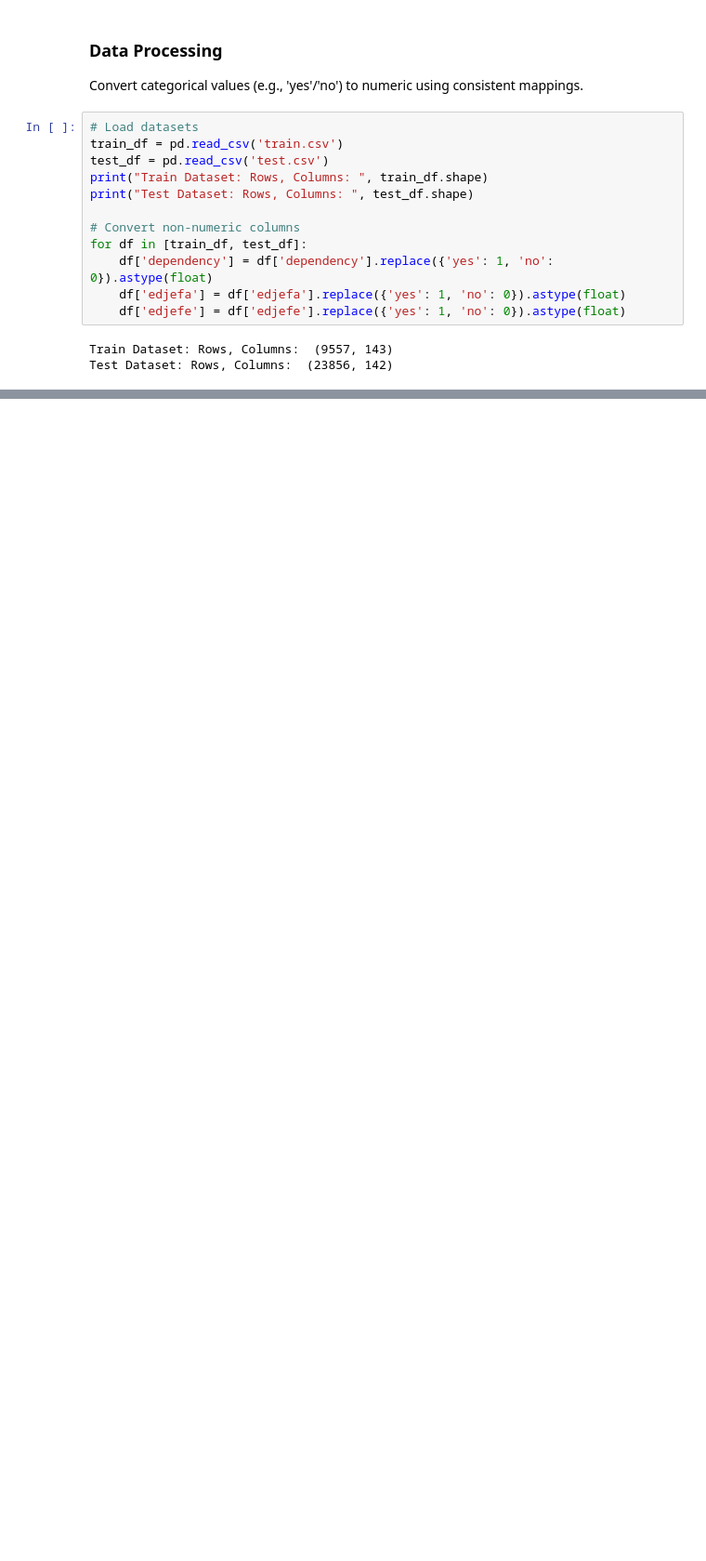
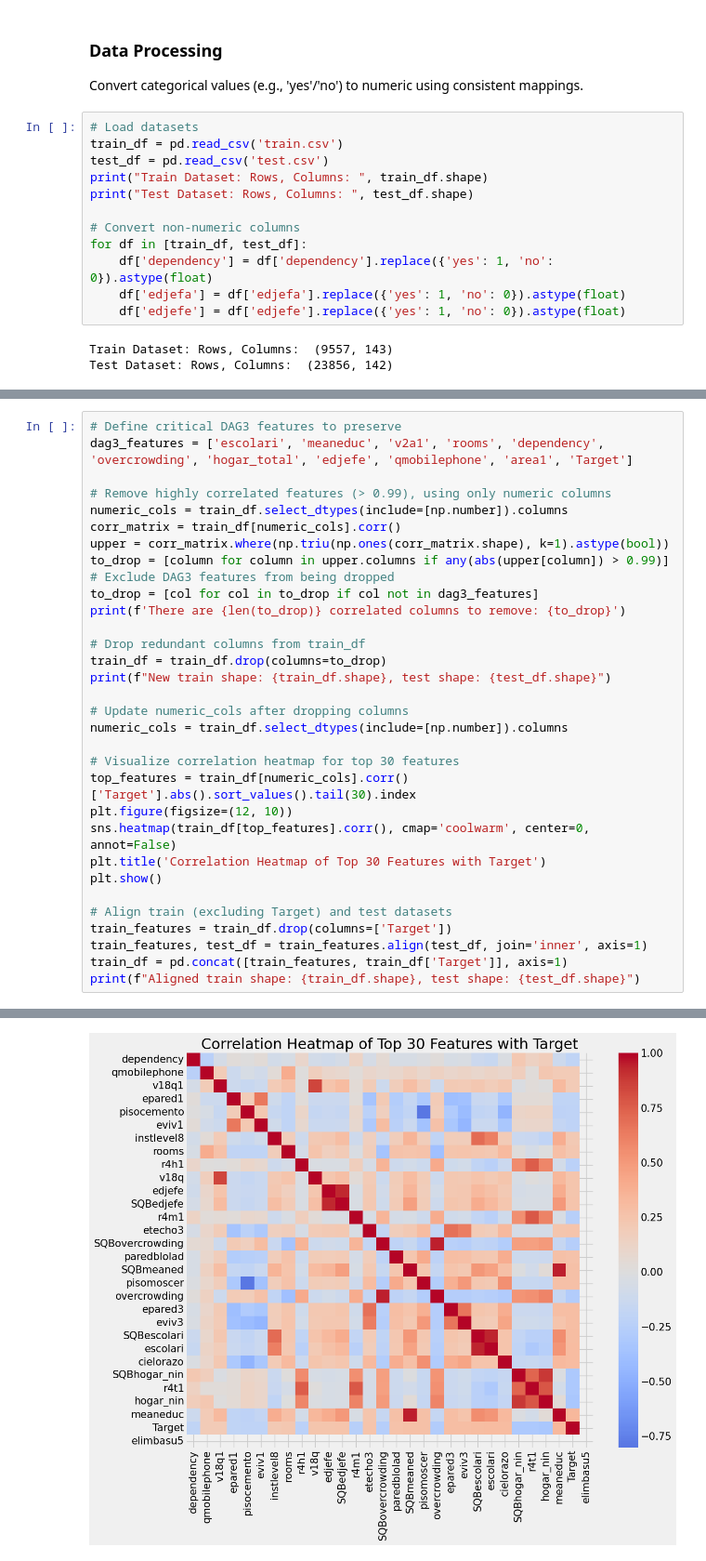
Before and after one commit to RuslanMamedov/Data-Analysis-with-Python, a Jupyter notebook: Poverty level prediction_ Beginer's kernel.ipynb, the cells around one changed output, grey strips where cells are left out. Shown at 93% size. Drawn from its saved outputs; the diff is of its cells as text; blank space fills up the shorter version.

```diff
--- a/Poverty level prediction_ Beginer's kernel.ipynb
+++ b/Poverty level prediction_ Beginer's kernel.ipynb
@@ -426,0 +325,33 @@ XGBoost excels with an accuracy of 0.915 and F1-score of 0.912. DAG models—DAG
+# %%
+# Define critical DAG3 features to preserve
+dag3_features = ['escolari', 'meaneduc', 'v2a1', 'rooms', 'dependency', 'overcrowding', 'hogar_total', 'edjefe', 'qmobilephone', 'area1', 'Target']
+
+# Remove highly correlated features (> 0.99), using only numeric columns
+numeric_cols = train_df.select_dtypes(include=[np.number]).columns
+corr_matrix = train_df[numeric_cols].corr()
+upper = corr_matrix.where(np.triu(np.ones(corr_matrix.shape), k=1).astype(bool))
+to_drop = [column for column in upper.columns if any(abs(upper[column]) > 0.99)]
+# Exclude DAG3 features from being dropped
+to_drop = [col for col in to_drop if col not in dag3_features]
+print(f'There are {len(to_drop)} correlated columns to remove: {to_drop}')
+
+# Drop redundant columns from train_df
+train_df = train_df.drop(columns=to_drop)
+print(f"New train shape: {train_df.shape}, test shape: {test_df.shape}")
+
+# Update numeric_cols after dropping columns
+numeric_cols = train_df.select_dtypes(include=[np.number]).columns
+
+# Visualize correlation heatmap for top 30 features
+top_features = train_df[numeric_cols].corr()['Target'].abs().sort_values().tail(30).index
+plt.figure(figsize=(12, 10))
+sns.heatmap(train_df[top_features].corr(), cmap='coolwarm', center=0, annot=False)
+plt.title('Correlation Heatmap of Top 30 Features with Target')
+plt.show()
+
+# Align train (excluding Target) and test datasets
+train_features = train_df.drop(columns=['Target'])
+train_features, test_df = train_features.align(test_df, join='inner', axis=1)
+train_df = pd.concat([train_features, train_df['Target']], axis=1)
+print(f"Aligned train shape: {train_df.shape}, test shape: {test_df.shape}")
+# %% [output]
@@ -426,0 +360 @@ XGBoost excels with an accuracy of 0.915 and F1-score of 0.912. DAG models—DAG
+[figure, added]
```
Also changed, not shown: parts of 42 cells of this notebook.
